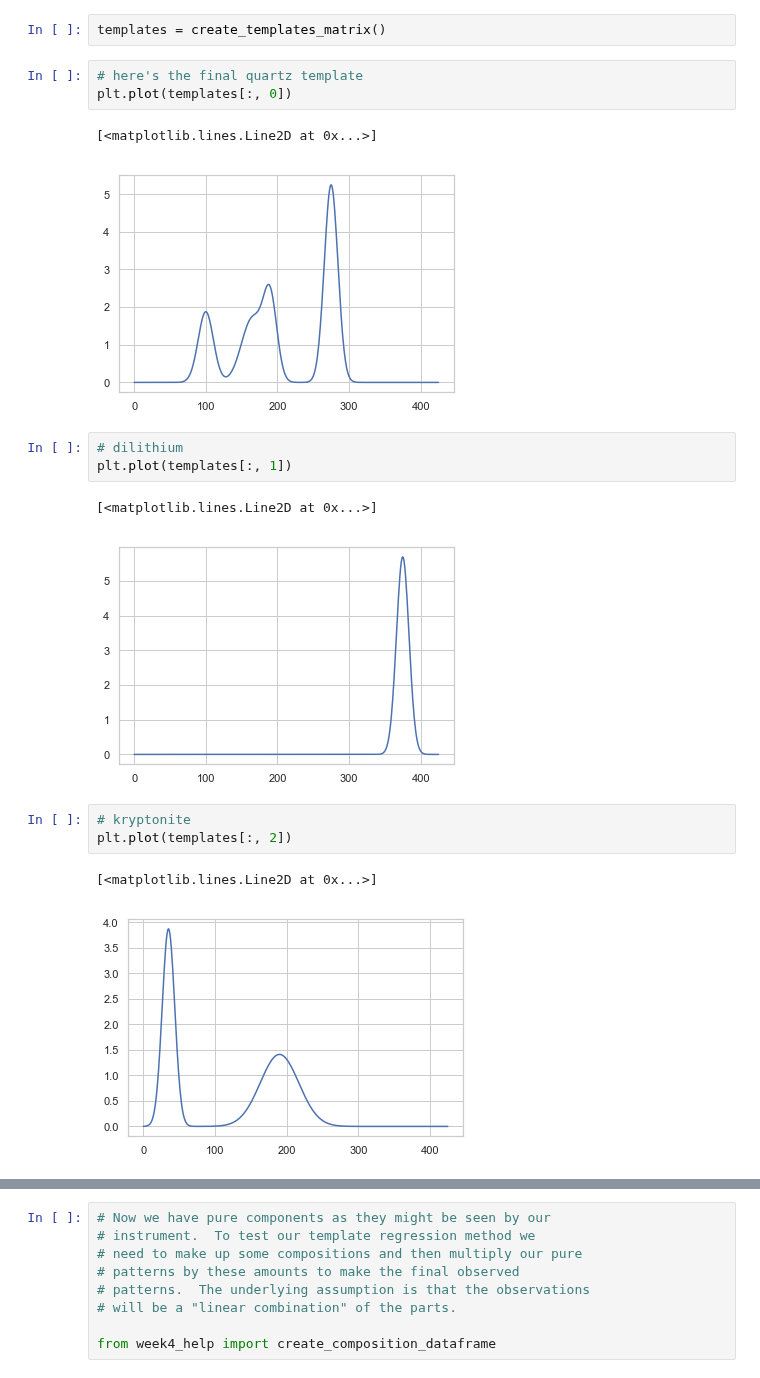
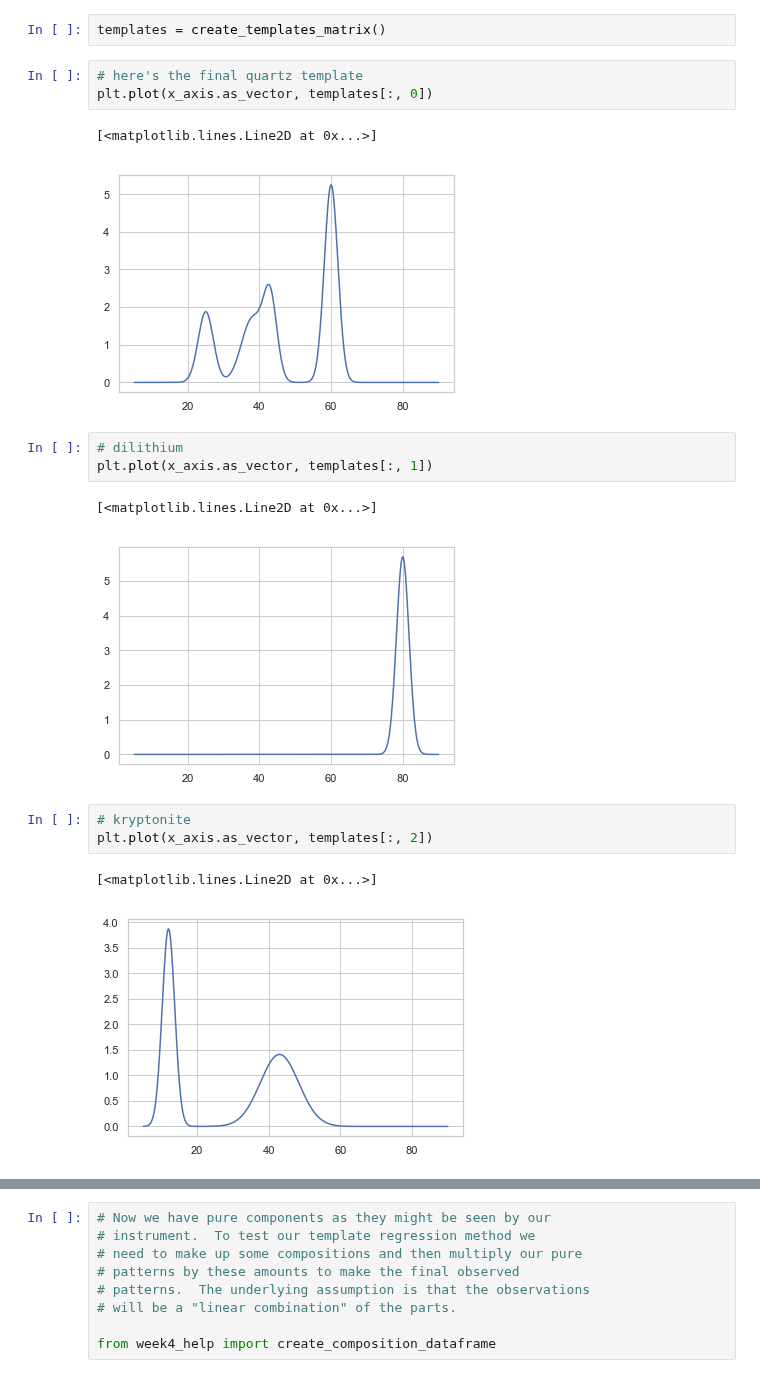
Before and after one commit to core-skills/06-multivariate-analysis, a Jupyter notebook: notebooks/week4_am1.ipynb, the cells around one changed output, grey strips where cells are left out. Cells and saved outputs as stored; diff of their text form.

```diff
--- a/notebooks/week4_am1.ipynb
+++ b/notebooks/week4_am1.ipynb
@@ -460,21 +469,21 @@ from week4_help import create_templates_matrix
 templates = create_templates_matrix()
 # %%
 # here's the final quartz template
-plt.plot(templates[:, 0])
+plt.plot(x_axis.as_vector, templates[:, 0])
 # %% [output]
 [<matplotlib.lines.Line2D at 0x...>]
-[figure, old version]
+[figure, new version]
 # %%
 # dilithium
-plt.plot(templates[:, 1])
+plt.plot(x_axis.as_vector, templates[:, 1])
 # %% [output]
 [<matplotlib.lines.Line2D at 0x...>]
-[figure, old version]
+[figure, new version]
 # %%
 # kryptonite
-plt.plot(templates[:, 2])
+plt.plot(x_axis.as_vector, templates[:, 2])
 # %% [output]
 [<matplotlib.lines.Line2D at 0x...>]
-[figure, old version]
+[figure, new version]
 # %%
 # unobtainium
```
Also changed, not shown: parts of 16 cells of this notebook, 1 other file.
